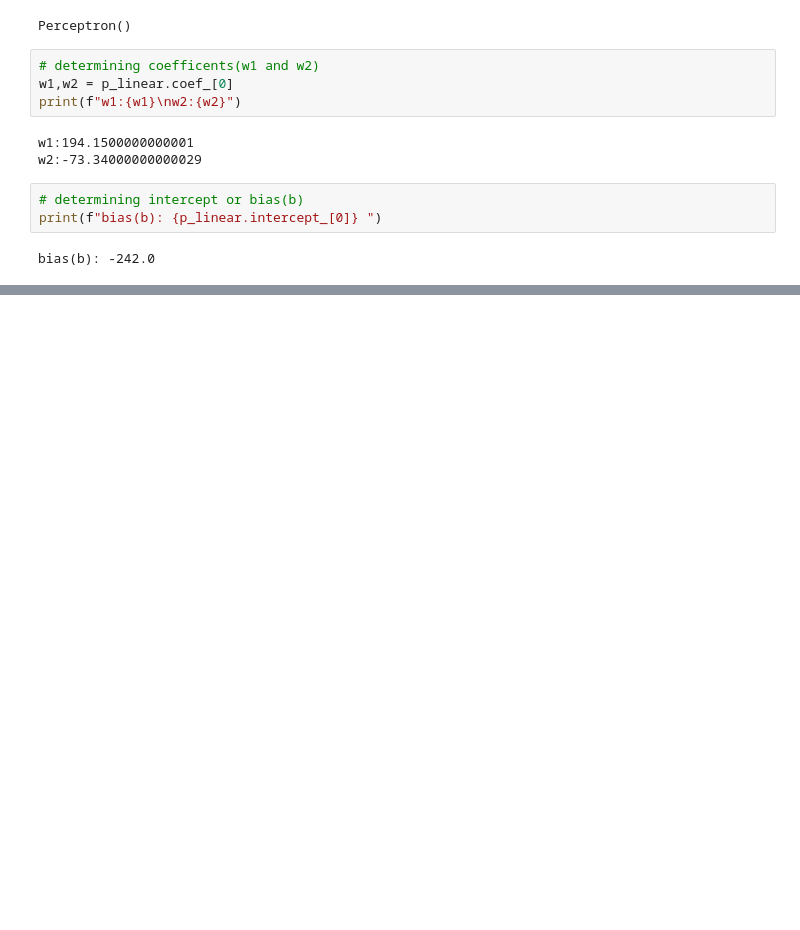
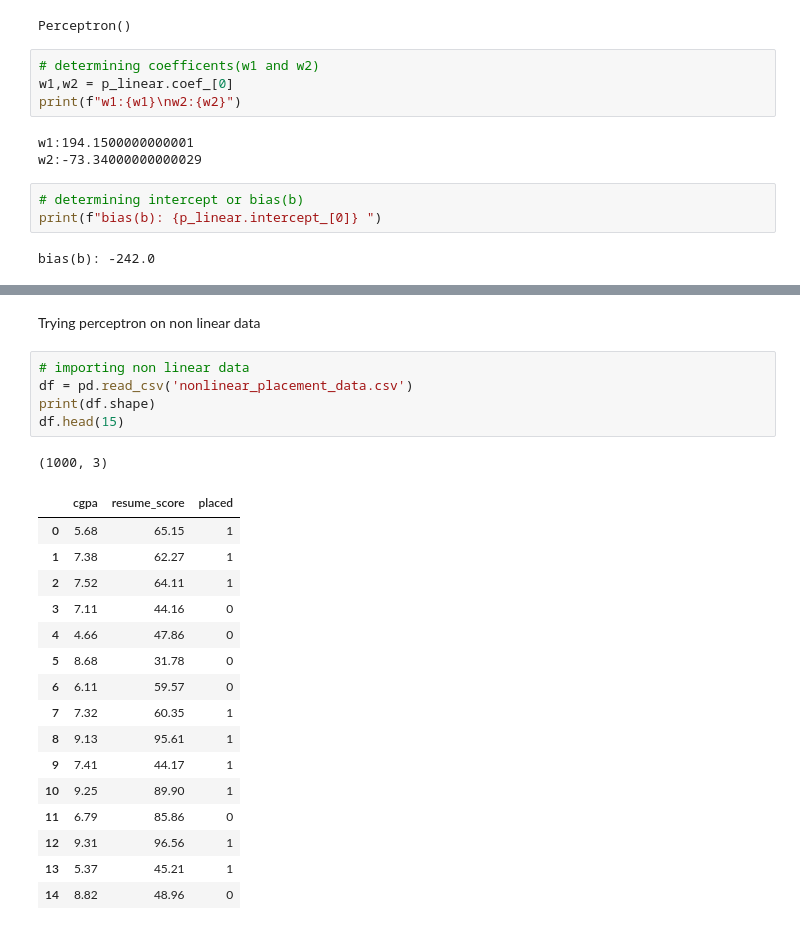
Before and after one commit to SakriyaPyakurel/ML, a Jupyter notebook: supervised_learning/17.ipynb, the cells around one changed output, grey strips where cells are left out. Cells and saved outputs as stored; diff of their text form; blank space fills up the shorter version.

```diff
--- a/supervised_learning/17.ipynb
+++ b/supervised_learning/17.ipynb
@@ -71,3 +67,28 @@ plot_decision_regions(X.values,Y.values,clf=p_linear,legend=2)
 # %% [output]
 <Axes: >
 [figure]
+# %% [markdown]
+Trying perceptron on non linear data
+# %%
+# importing non linear data
+df = pd.read_csv('nonlinear_placement_data.csv')
+print(df.shape)
+df.head(15)
+# %% [output]
+(1000, 3)
+|  | cgpa | resume_score | placed |
+| 0 | 5.68 | 65.15 | 1 |
+| 1 | 7.38 | 62.27 | 1 |
+| 2 | 7.52 | 64.11 | 1 |
+| 3 | 7.11 | 44.16 | 0 |
+| 4 | 4.66 | 47.86 | 0 |
+| 5 | 8.68 | 31.78 | 0 |
+| 6 | 6.11 | 59.57 | 0 |
+| 7 | 7.32 | 60.35 | 1 |
+| 8 | 9.13 | 95.61 | 1 |
+| 9 | 7.41 | 44.17 | 1 |
+| 10 | 9.25 | 89.90 | 1 |
+| 11 | 6.79 | 85.86 | 0 |
+| 12 | 9.31 | 96.56 | 1 |
+| 13 | 5.37 | 45.21 | 1 |
+| 14 | 8.82 | 48.96 | 0 |
```
Also changed, not shown: parts of 13 cells of this notebook, 1 other file.
